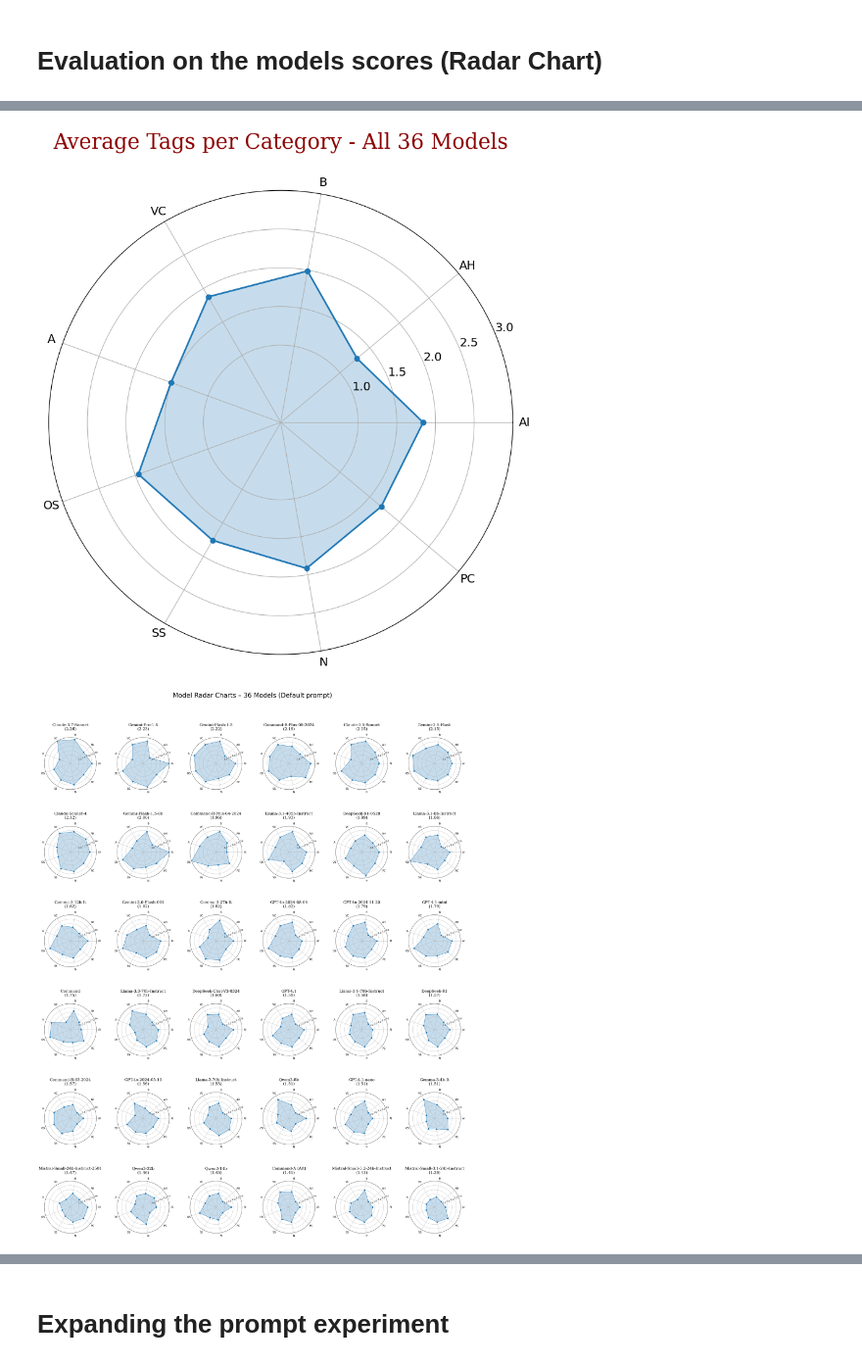
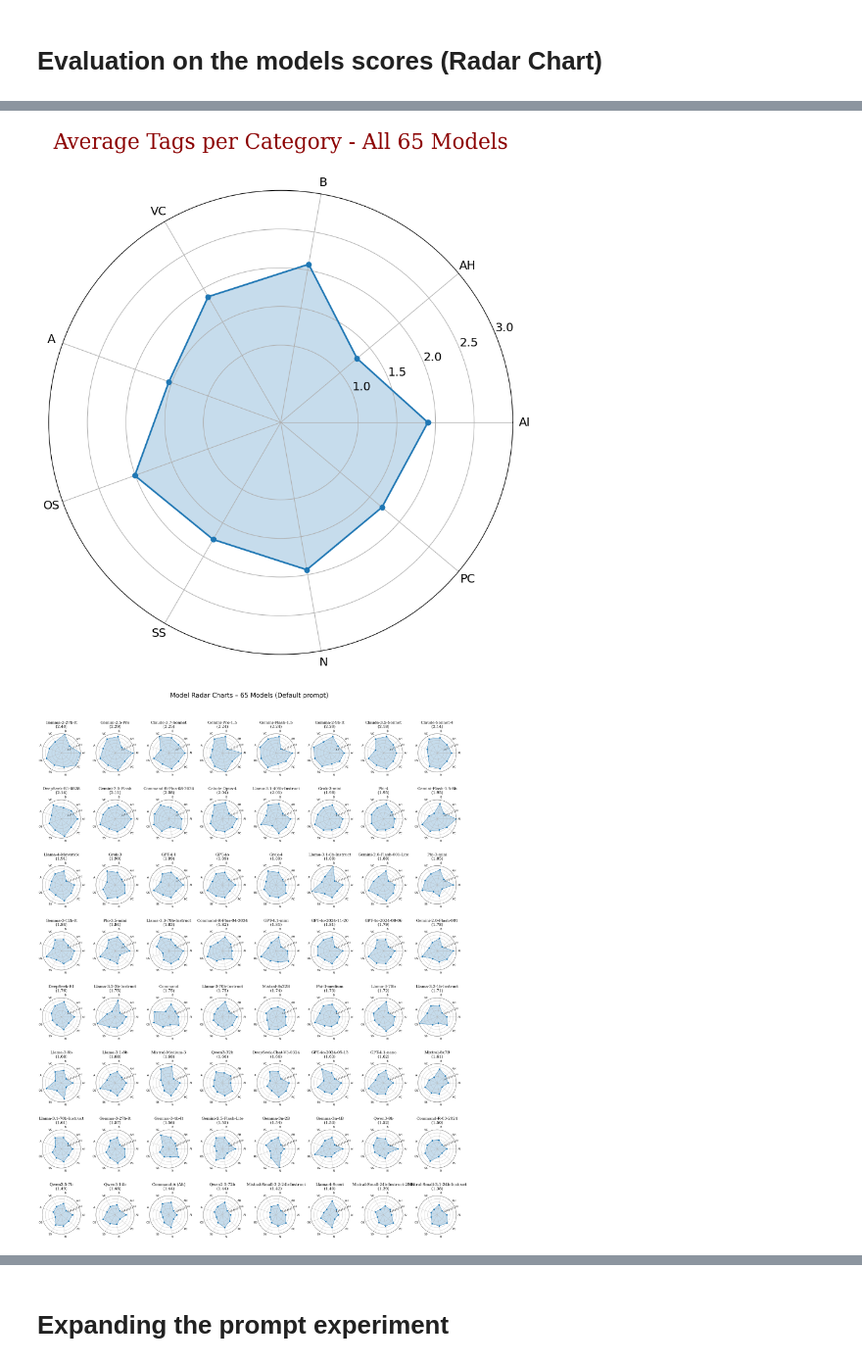
Before and after one commit to isaofllms/isaOfLlms, a Jupyter notebook: Aug25Experiments.ipynb, the cells around one changed output, grey strips where cells are left out. Shown at 98% size. Cells and saved outputs as stored; diff of their text form; code cells hidden in the pictures.

```diff
--- a/Aug25Experiments.ipynb
+++ b/Aug25Experiments.ipynb
@@ -428,7 +433,7 @@ import os
 # %%
 project_dir  = Path(os.getenv("PROJECT_DIR", "."))
 exp_dir      = project_dir / "Datasets" / "Aug25Experiments"
-infile       = exp_dir / "Aug25Experiments_36_new_models_WITH_TAGS.xlsx"
+infile       = exp_dir / "Aug25Experiments_65_models_answers_WITH_TAGS.xlsx"
 
 df_tags = pd.read_excel(infile)
 df_tags.columns
@@ -650,11 +684,11 @@ avg_score = np.mean(values[:-1])  # Exclude the duplicated first value
 # )
 
 
-plt.title('Average Tags per Category - All 36 Models', fontdict = font2, pad=50)  # Increased fontsize
+plt.title('Average Tags per Category - All 65 Models', fontdict = font2, pad=50)  # Increased fontsize
 
 plt.show()
 # %% [output]
-[figure, old version]
+[figure, new version]
 # %%
 # 1) pick your model columns (all except the last “Average per category”)
 model_cols = df_final.columns[:-1]
@@ -664,7 +698,7 @@ overall_avgs   = df_final.loc['Average per Model', model_cols]
 sorted_models  = overall_avgs.sort_values(ascending=False).index.tolist()
 
 # 3) make your 2×4 polar axes
-fig, axes = plt.subplots(6, 6, figsize=(30, 40), subplot_kw=dict(polar=True))
+fig, axes = plt.subplots(8, 8, figsize=(30, 40), subplot_kw=dict(polar=True))
 axes = axes.flatten()
 
 # 4) loop in sorted order
@@ -677,32 +711,32 @@ for ax, col in zip(axes, sorted_models):
     vals = np.concatenate([values, values[:1]])
     angs = np.concatenate([angles, angles[:1]])
 
     ax.plot(angs, vals, 'o-', linewidth=1.25)
     ax.fill(angs, vals, alpha=0.25)
 
     ax.set_thetagrids(np.degrees(angles), categories, fontsize=12)
     ax.set_ylim(0, 3)
     ax.set_yticks(np.arange(1, 3.01, 0.5))
     ax.tick_params(axis='y', labelsize=10)
 
     # bump the title up and away from the plot
     avg = overall_avgs[col]
     ax.set_title(f"{col}\n({avg:.2f})", fontdict=font1, pad=10, y=1.1)
 
 
 # 5) add a big overall title
-fig.suptitle("Model Radar Charts – 36 Models (Default prompt)", fontsize=30, y=0.95)
+fig.suptitle("Model Radar Charts – 65 Models (Default prompt)", fontsize=30, y=0.95)
 
 # 6) widen the gutters and leave more room at top/bottom
 fig.subplots_adjust(
     left=0.05,    # increase left margin
     right=0.95,   # increase right margin
     bottom=0.05,  # increase bottom margin
     top=0.90,     # push the top down to avoid clipping
     wspace=0.4,   # horizontal space between subplots
     hspace=0.1    # vertical space between subplots
 )
 
 plt.show()
 # %% [output]
-[figure, old version]
+[figure, new version]
```
Also changed, not shown: parts of 30 cells of this notebook, 7 other files.
